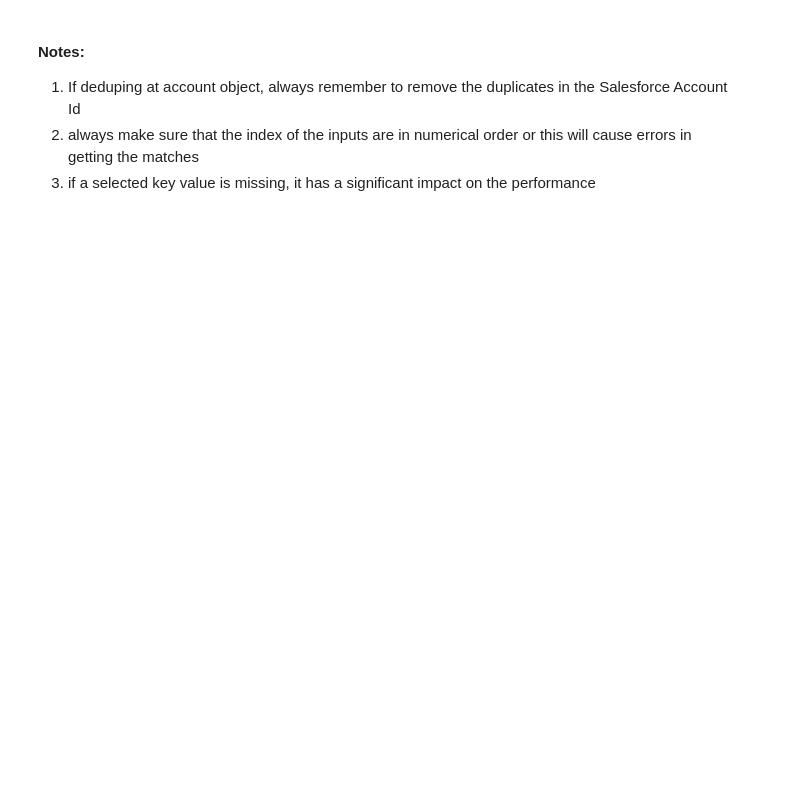
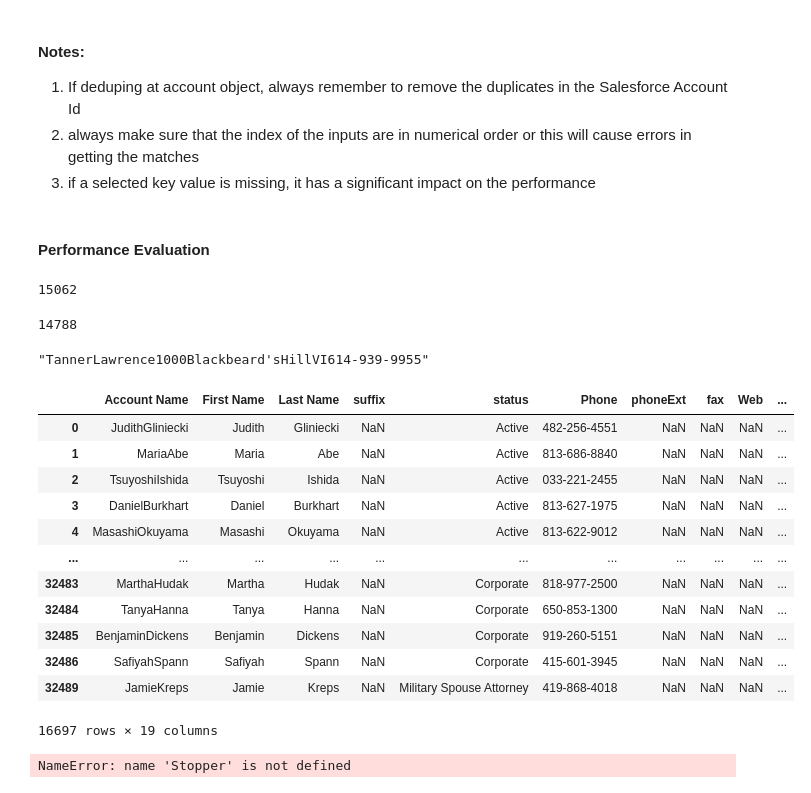
Before and after one commit to rapiinel/CosineSimilarityDeduping, a Jupyter notebook: How_to_use_notebook.ipynb, the cells around one changed output. Drawn from its saved outputs; the diff is of its cells as text; code cells hidden in the pictures; blank space fills up the shorter version.

Commit message:
testing the performance using ohio data step 3

```diff
--- a/How_to_use_notebook.ipynb
+++ b/How_to_use_notebook.ipynb
@@ -45,6 +72,6 @@ deduping.ground_truth.head()
 1. Make sure that the ground truth columns are similar with the dataframe to be matched
 # %%
 # matching the ground truth columns with the to match dataframe
-nm.rename(columns={'firstName':'First Name', 'lastName':'Last Name', 'email':'Email', 'phone':'Phone', 'zip':'Zip Code 1'}, inplace= True)
+nm.rename(columns={'firstName':'First Name', 'lastName':'Last Name', 'email':'Email', 'phone':'Phone', 'zip':'Zip Code 1', 'First and Last':'Account Name', 'street':'Street Address 1', 'state':'State 1'}, inplace= True)
 # %%
 nm.head(3)
@@ -85,3 +174,39 @@ deduping.matched
 1. If deduping at account object, always remember to remove the duplicates in the Salesforce Account Id
 1. always make sure that the index of the inputs are in numerical order or this will cause errors in getting the matches
 1. if a selected key value is missing, it has a significant impact on the performance
+# %% [markdown]
+#### Performance Evaluation
+# %%
+detected_duplicates = nm.merge(deduping.matched[['index','Ground Truth ID','similarity']].set_index('index'), left_index= True, right_index=True)
+# %%
+len(detected_duplicates) - len(detected_duplicates[detected_duplicates['similarity'] == 1])
+# %% [output]
+15062
+# %%
+len(detected_duplicates.drop_duplicates(subset=['Account Name'])) - len(detected_duplicates[detected_duplicates['similarity'] == 1].drop_duplicates(subset=['Account Name']))
+# %% [output]
+14788
+# %%
+detected_duplicates.loc[5, 'primary_key']
+# %% [output]
+"TannerLawrence1000Blackbeard'sHillVI614-939-9955"
+# %%
+detected_duplicates
+# %% [output]
+|  | Account Name | First Name | Last Name | suffix | status | Phone | phoneExt | fax | Web | ... |
+| 0 | JudithGliniecki | Judith | Gliniecki | NaN | Active | 482-256-4551 | NaN | NaN | NaN | ... |
+| 1 | MariaAbe | Maria | Abe | NaN | Active | 813-686-8840 | NaN | NaN | NaN | ... |
+| 2 | TsuyoshiIshida | Tsuyoshi | Ishida | NaN | Active | 033-221-2455 | NaN | NaN | NaN | ... |
+| 3 | DanielBurkhart | Daniel | Burkhart | NaN | Active | 813-627-1975 | NaN | NaN | NaN | ... |
+| 4 | MasashiOkuyama | Masashi | Okuyama | NaN | Active | 813-622-9012 | NaN | NaN | NaN | ... |
+| ... | ... | ... | ... | ... | ... | ... | ... | ... | ... | ... |
+| 32483 | MarthaHudak | Martha | Hudak | NaN | Corporate | 818-977-2500 | NaN | NaN | NaN | ... |
+| 32484 | TanyaHanna | Tanya | Hanna | NaN | Corporate | 650-853-1300 | NaN | NaN | NaN | ... |
+| 32485 | BenjaminDickens | Benjamin | Dickens | NaN | Corporate | 919-260-5151 | NaN | NaN | NaN | ... |
+| 32486 | SafiyahSpann | Safiyah | Spann | NaN | Corporate | 415-601-3945 | NaN | NaN | NaN | ... |
+| 32489 | JamieKreps | Jamie | Kreps | NaN | Military Spouse Attorney | 419-868-4018 | NaN | NaN | NaN | ... |
+16697 rows × 19 columns
+# %%
+Stopper
+# %% [output]
+NameError: name 'Stopper' is not defined
```
Also changed, not shown: parts of 20 cells of this notebook, 1 other file.
